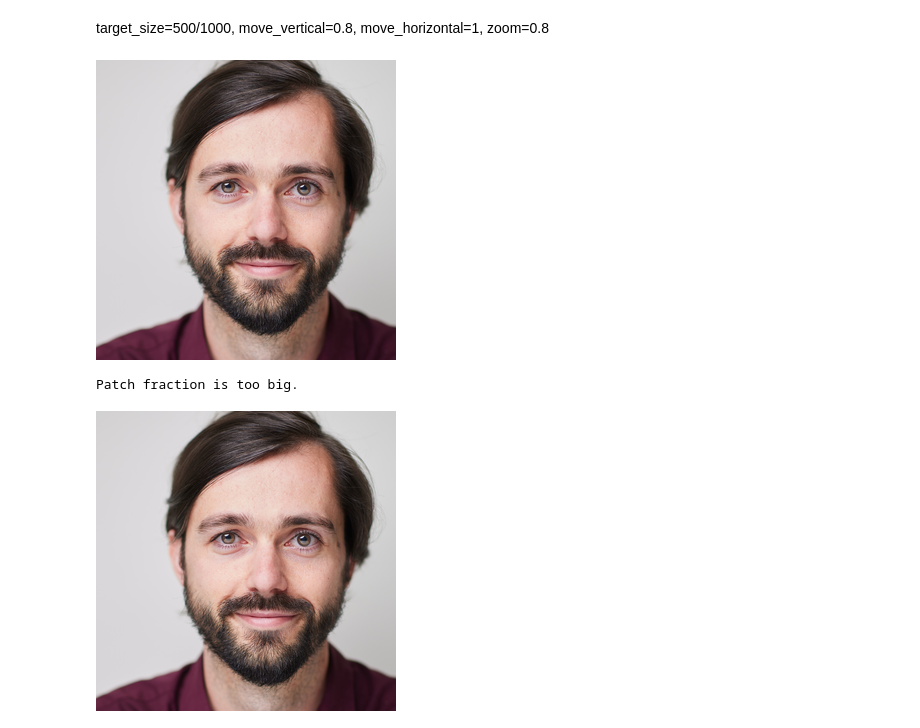
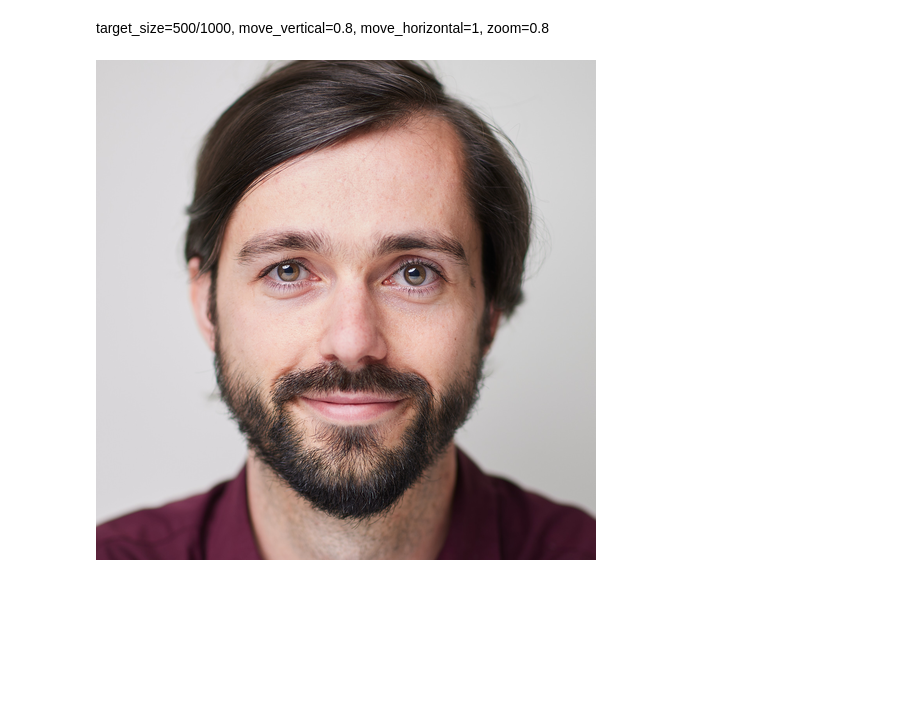
Before and after one commit to Jezzerrr/PortraitArt, a Jupyter notebook: notebooks/portrait_art.ipynb, the cells around one changed output. Drawn from its saved outputs; the diff is of its cells as text; code cells hidden in the pictures; blank space fills up the shorter version.

```diff
--- a/notebooks/portrait_art.ipynb
+++ b/notebooks/portrait_art.ipynb
@@ -26,20 +28,9 @@ from src.patchy_business import *
 target_size=500/1000, move_vertical=0.8, move_horizontal=1, zoom=0.8
 # %%
 input_image_path = PROJECT_ROOT / "input" / "1705_JesseMetz1439.jpg"
-input_image = extract_square(input_image_path, target_size=300, move_vertical=.8, move_horizontal=1, zoom=.8)
+input_image = extract_square(input_image_path, target_size=500, move_vertical=.8, move_horizontal=1.05, zoom=.8)
 # input_image = extract_square(input_image_path)
 
 input_image
 # %% [output]
-[figure, old version]
+[figure, new version]
-# %%
-output_image = swap_random_patches(
-    input_image,
-    patch_fraction=0.5,
-    n_swaps=2,
-)
-
-output_image
-# %% [output]
-Patch fraction is too big.
-[figure, removed]
```
Also changed, not shown: parts of 11 cells of this notebook, 2 other files.
